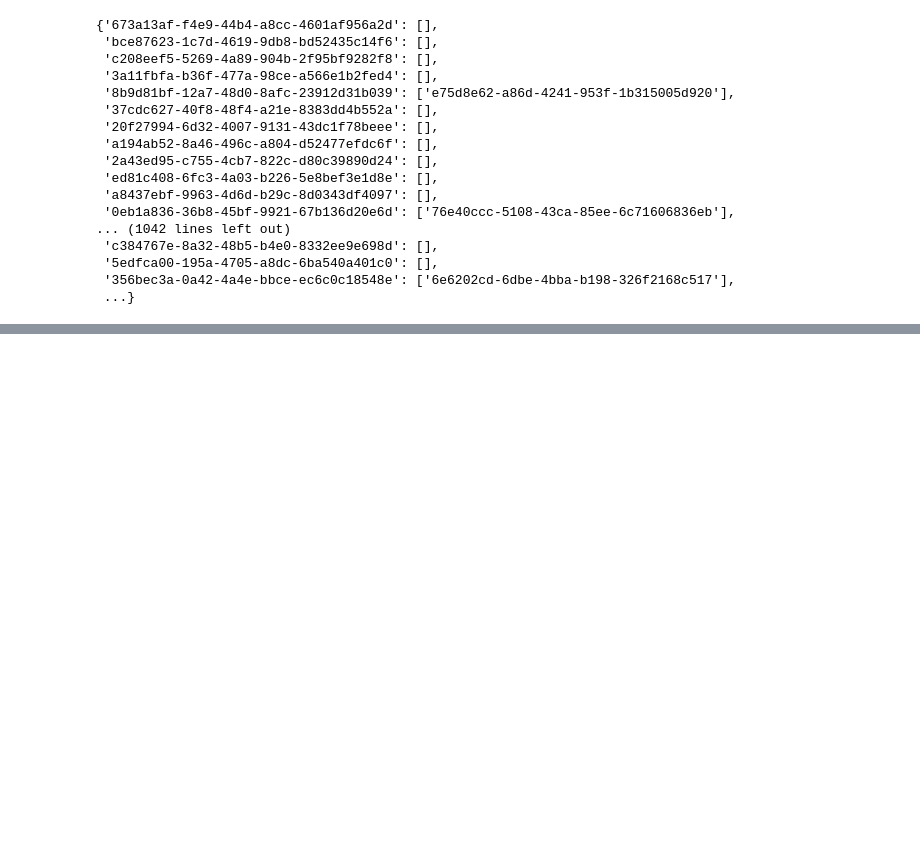
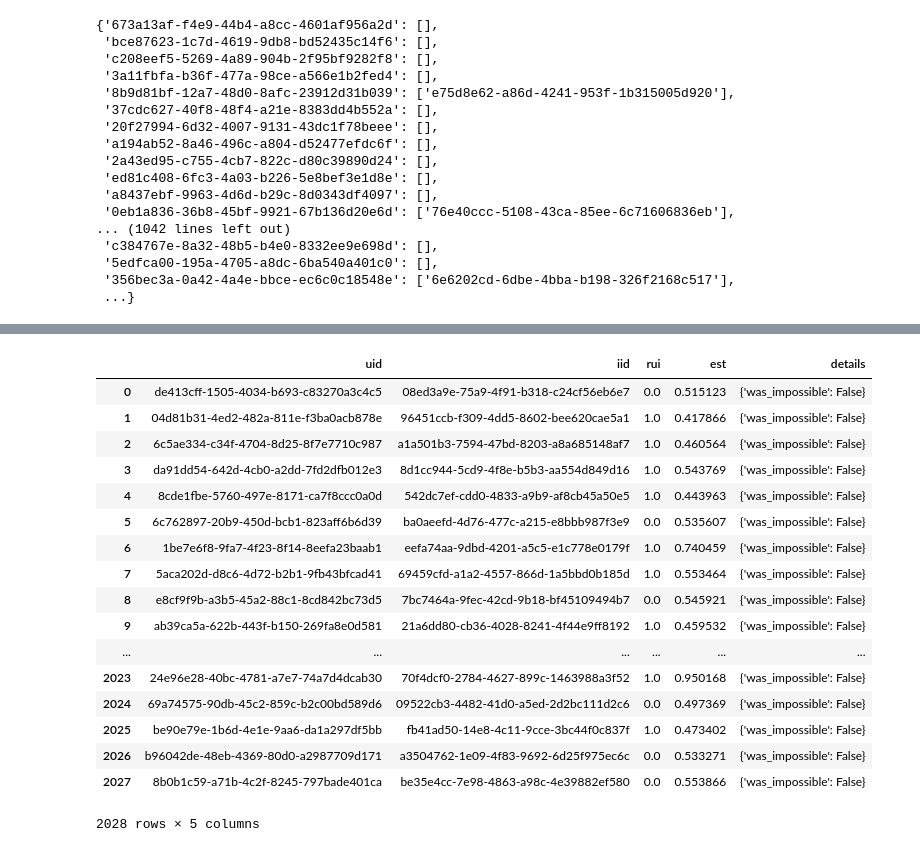
Before and after one commit to jpatrickpark/1003-project, a Jupyter notebook: test.ipynb, the cells around one changed output, grey strips where cells are left out. Cells and saved outputs as stored; diff of their text form; code cells hidden in the pictures; blank space fills up the shorter version.

```diff
--- a/test.ipynb
+++ b/test.ipynb
@@ -113,4 +113,4 @@ Test time         0.18    0.15    0.15    0.15    0.16    0.16    0.01
   0.15788722038269043)}
 # %%
 # Sample run using AMINER data. Using random subset because using all data requires much RAM.
-mydict = preprocess.create_random_subset_paper_paper_data() # You can use debug=True here too.
+mydict = preprocess.create_random_subset_paper_paper_data(100000, debug=True) # You can use debug=True here too.
@@ -232,0 +308,21 @@ mydict
+# %%
+df
+# %% [output]
+|  | uid | iid | rui | est | details |
+| 0 | de413cff-1505-4034-b693-c83270a3c4c5 | 08ed3a9e-75a9-4f91-b318-c24cf56eb6e7 | 0.0 | 0.515123 | {'was_impossible': False} |
+| 1 | 04d81b31-4ed2-482a-811e-f3ba0acb878e | 96451ccb-f309-4dd5-8602-bee620cae5a1 | 1.0 | 0.417866 | {'was_impossible': False} |
+| 2 | 6c5ae334-c34f-4704-8d25-8f7e7710c987 | a1a501b3-7594-47bd-8203-a8a685148af7 | 1.0 | 0.460564 | {'was_impossible': False} |
+| 3 | da91dd54-642d-4cb0-a2dd-7fd2dfb012e3 | 8d1cc944-5cd9-4f8e-b5b3-aa554d849d16 | 1.0 | 0.543769 | {'was_impossible': False} |
+| 4 | 8cde1fbe-5760-497e-8171-ca7f8ccc0a0d | 542dc7ef-cdd0-4833-a9b9-af8cb45a50e5 | 1.0 | 0.443963 | {'was_impossible': False} |
+| 5 | 6c762897-20b9-450d-bcb1-823aff6b6d39 | ba0aeefd-4d76-477c-a215-e8bbb987f3e9 | 0.0 | 0.535607 | {'was_impossible': False} |
+| 6 | 1be7e6f8-9fa7-4f23-8f14-8eefa23baab1 | eefa74aa-9dbd-4201-a5c5-e1c778e0179f | 1.0 | 0.740459 | {'was_impossible': False} |
+| 7 | 5aca202d-d8c6-4d72-b2b1-9fb43bfcad41 | 69459cfd-a1a2-4557-866d-1a5bbd0b185d | 1.0 | 0.553464 | {'was_impossible': False} |
+| 8 | e8cf9f9b-a3b5-45a2-88c1-8cd842bc73d5 | 7bc7464a-9fec-42cd-9b18-bf45109494b7 | 0.0 | 0.545921 | {'was_impossible': False} |
+| 9 | ab39ca5a-622b-443f-b150-269fa8e0d581 | 21a6dd80-cb36-4028-8241-4f44e9ff8192 | 1.0 | 0.459532 | {'was_impossible': False} |
+| ... | ... | ... | ... | ... | ... |
+| 2023 | 24e96e28-40bc-4781-a7e7-74a7d4dcab30 | 70f4dcf0-2784-4627-899c-1463988a3f52 | 1.0 | 0.950168 | {'was_impossible': False} |
+| 2024 | 69a74575-90db-45c2-859c-b2c00bd589d6 | 09522cb3-4482-41d0-a5ed-2d2bc111d2c6 | 0.0 | 0.497369 | {'was_impossible': False} |
+| 2025 | be90e79e-1b6d-4e1e-9aa6-da1a297df5bb | fb41ad50-14e8-4c11-9cce-3bc44f0c837f | 1.0 | 0.473402 | {'was_impossible': False} |
+| 2026 | b96042de-48eb-4369-80d0-a2987709d171 | a3504762-1e09-4f83-9692-6d25f975ec6c | 0.0 | 0.533271 | {'was_impossible': False} |
+| 2027 | 8b0b1c59-a71b-4c2f-8245-797bade401ca | be35e4cc-7e98-4863-a98c-4e39882ef580 | 0.0 | 0.553866 | {'was_impossible': False} |
+2028 rows × 5 columns
```
Also changed, not shown: parts of 10 cells of this notebook, 1 other file.
